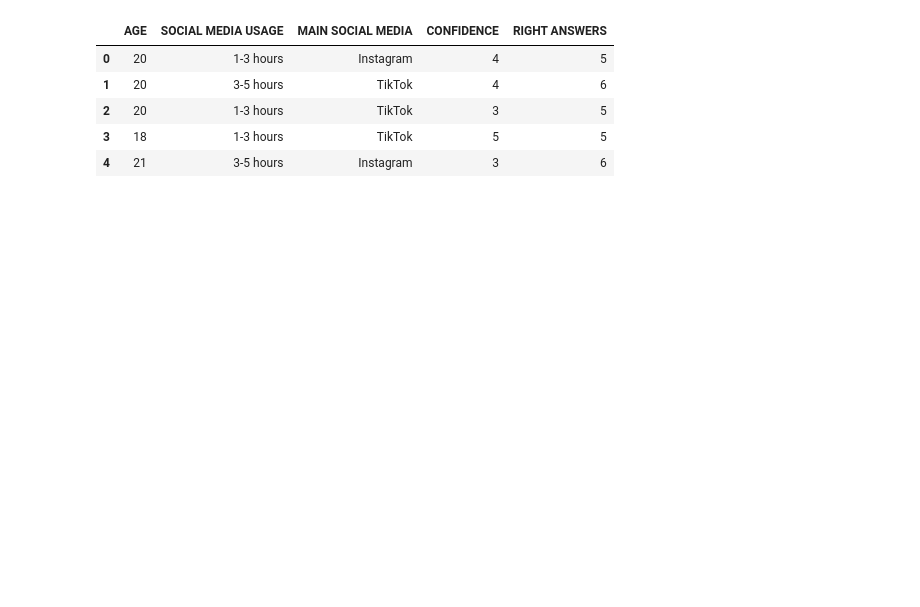
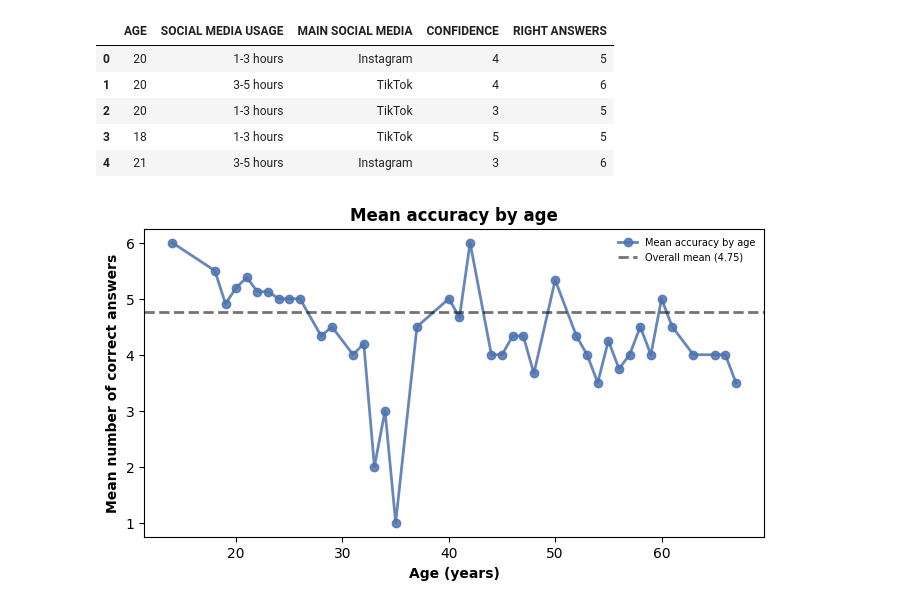
Before and after one commit to Teodor276/fcss_ai-perc_vs_age, a Jupyter notebook: analysis.ipynb, the cells around one changed output. Cells and saved outputs as stored; diff of their text form; code cells hidden in the pictures; blank space fills up the shorter version.

Commit message:
graphs

```diff
--- a/analysis.ipynb
+++ b/analysis.ipynb
@@ -30,9 +30,23 @@ database.head()
 | 3 | 18 | 1-3 hours | TikTok | 5 | 5 |
 | 4 | 21 | 3-5 hours | Instagram | 3 | 6 |
 # %%
-# overall accuracy vs age, histogram
-# not sure if we acutally need bootstrapping since the age in continuous, but check it
+# overall accuracy vs age
 
-# please use the following databse variable in this part, so u do not interfere with the other parts
+# please use the following database variable in this part, so u do not interfere with the other parts
 df_1 = database.copy()
+
+mean_per_age = df_1.groupby("AGE")["RIGHT ANSWERS"].mean()
+overall_mean = df_1["RIGHT ANSWERS"].mean()
+
+plt.figure(figsize=(8,4))
+plt.plot(mean_per_age.index, mean_per_age.values, marker="o", linewidth=2,  color="#4C72B0", alpha=0.85, label="Mean accuracy by age")
+plt.axhline(overall_mean, linestyle="--", linewidth=2, color="black", label=f"Overall mean ({overall_mean:.2f})", alpha=0.55)
+
+plt.xlabel("Age (years)", fontweight="bold")
+plt.ylabel("Mean number of correct answers", fontweight="bold")
+plt.title("Mean accuracy by age", fontweight="bold")
+plt.legend(fontsize=7, frameon=False)
+plt.show()
+# %% [output]
+[figure, added]
 # %%
```
Also changed, not shown: parts of 3 cells of this notebook.
